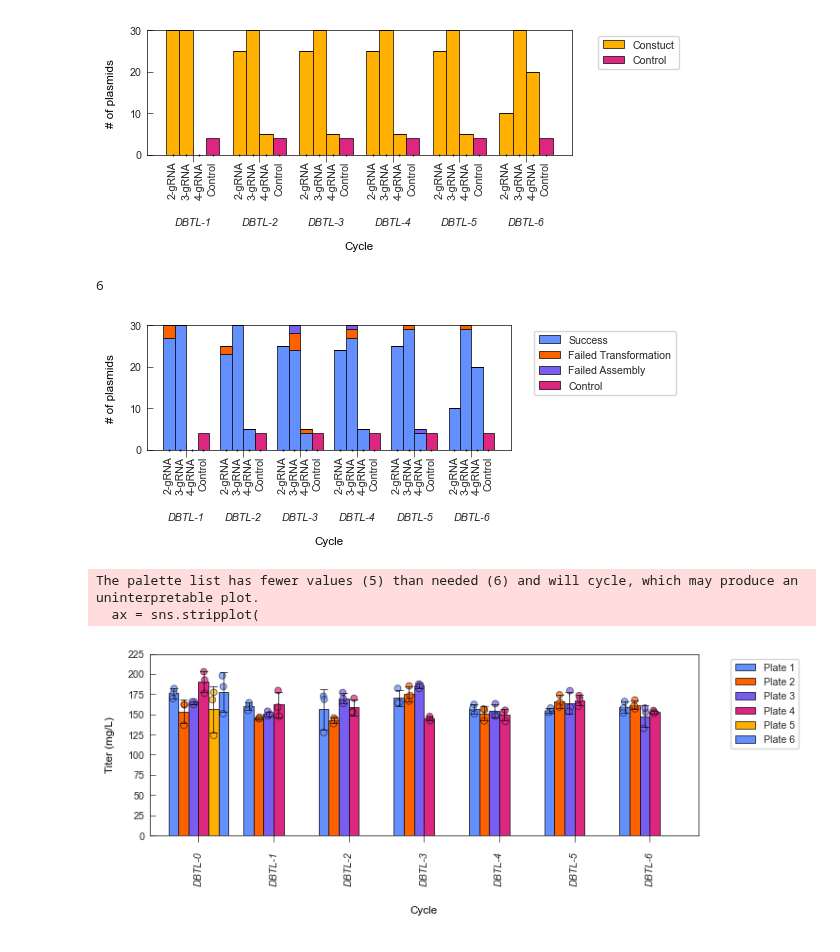
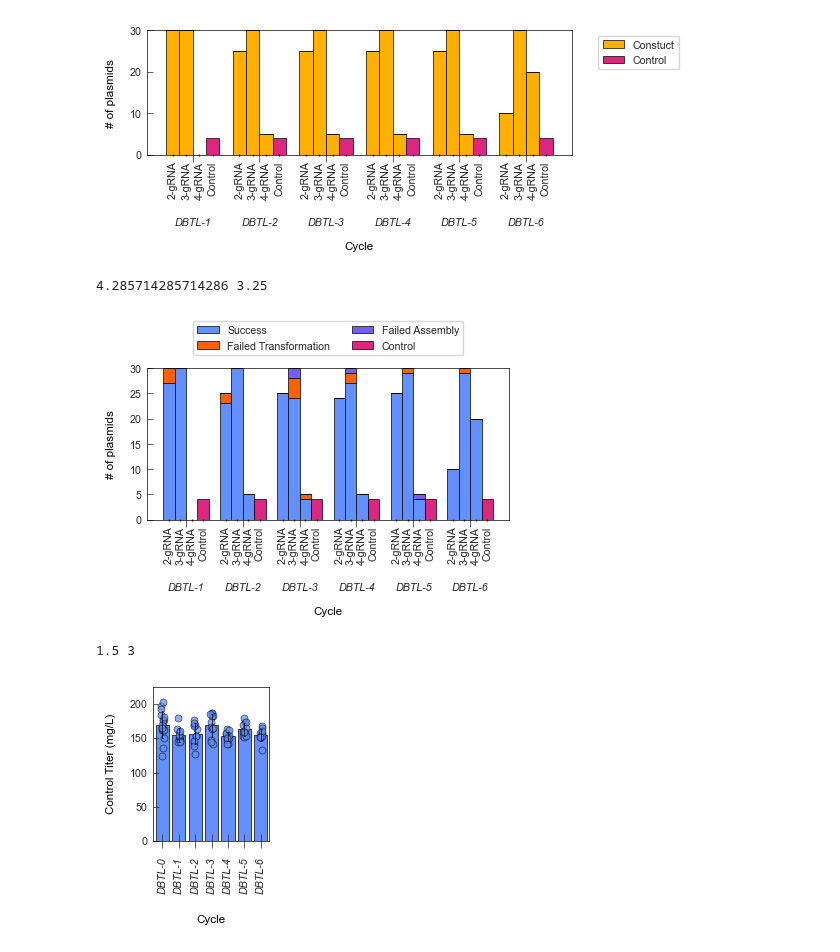
Before and after one commit to JBEI/Isoprenol_CRISPRi, a Jupyter notebook: CRISPRi_Figures.ipynb, the cells around one changed output. Cells and saved outputs as stored; diff of their text form; code cells hidden in the pictures.

```diff
--- a/CRISPRi_Figures.ipynb
+++ b/CRISPRi_Figures.ipynb
@@ -472,11 +470,12 @@ cycles = np.sort(cycles)
 pivot_table = data.pivot_table(index='Cycle', columns=['Array', 'Status'], values='# Arrays', aggfunc='sum', fill_value=0)
 
 # Calculate the width based on the number of cycles
-w = len(cycles)
-print(w)
+w = len(cycles)/1.4
+h = 3.25
+print(w,h)
 
 # Set up the figure
-fig, ax = plt.subplots(figsize=(w, 2.5))
+fig, ax = plt.subplots(figsize=(w, h))
 
 # Define bar width and positions
 total_bar_width = 0.8  # Total width for all bars in a group
@@ -516,90 +515,80 @@ ax.set_xticklabels(cycles, rotation='horizontal', style='italic')
 
 # Add minor ticks for arrays
 ax.minorticks_on()  # Enable minor ticks
 minor_ticks = []
 minor_labels = []
 
 # Set minor ticks between the major ticks
 for i, cycle in enumerate(cycles):
     for j, array in enumerate(arrays):
         minor_ticks.append(bar_positions[i] + (j - (n_arrays / 2)) * bar_width + bar_width / 2)
         minor_labels.append(array)
 
 ax.set_xticks(minor_ticks, minor=True)  # Set minor tick positions
 ax.set_xticklabels(minor_labels, minor=True, rotation=90, ha='center')  # Set minor tick labels
 
 # Set labels
 
 ax.set_ylabel('# of plasmids', labelpad=10)
 ax.tick_params(axis='x', which='major', pad=40)  # Increase pad for major ticks
 ax.yaxis.set_minor_locator(AutoMinorLocator(1))  # Disable minor ticks on y-axis
 ax.set_xlabel('Cycle', labelpad=10)
 
 # Remove duplicate labels in the legend
 handles, labels = ax.get_legend_handles_labels()
 by_label = dict(zip(labels, handles))
-ax.legend(by_label.values(), by_label.keys(), title='', bbox_to_anchor=(1.05, 1), loc='upper left')
+ax.legend(by_label.values(), by_label.keys(), title='', bbox_to_anchor=(0.5, 1.05), loc='lower center', ncol=2)
 
 # Tighten layout and show the plot
 plt.tight_layout()
-plt.savefig(f'Figure_Export/{figname}.svg', dpi=1200, bbox_inches='tight')
+plt.savefig(f'Figure_Export/{figname}.svg', dpi=1200, bbox_inches='tight', transparent=True)
 plt.show()
 # %% [output]
-6
+4.285714285714286 3.25
-[figure, old version]
+[figure, new version]
 # %%
 import pandas as pd
 import seaborn as sns
 import matplotlib.pyplot as plt
 
-# Load data and sort by Plate and Cycle
+# Load data and sort by Cycle
 figname = "Control_titers"
-df = pd.read_csv('Figure_Data\\241004_Isoprenol_Controls.csv')
-df_sorted = df.sort_values(by=['Plate', 'Cycle'], ascending=True)
+df = pd.read_csv('Figure_Data\\241113_Controls_Combined.csv')
+df_sorted = df.sort_values(by=['Cycle'], ascending=True)
 
 # Use the sorted DataFrame for plotting
 data = df_sorted.copy()
 
-# Define the color palette based on the number of plates
-enmax_palette = ["#648FFF", "#FE6100", "#785EF0", "#DC267F", "#FFB000"]
-sns.set_palette(palette=enmax_palette)
+# Define a color for the plots (replace with desired color hex)
+plot_color = "#648FFF"  # Replace with your preferred color
 
 # Adjust figure width based on data
-w = len(data) / 12
-plt.figure(figsize=(w, 2.5))
+w = len(data) / 60
+h=3
+print(w,h)
+plt.figure(figsize=(w, 2))
 
-# Plotting stripplot and barplot with the same palette
-with sns.color_palette(enmax_palette):
-    ax = sns.stripplot(
-        data=data, x="Cycle",
-        y="Titer", hue="Plate",
-        dodge=True, alpha=0.7, linewidth=line_size, palette=enmax_palette,
-        edgecolor="0", zorder=2)
+# Plotting stripplot and barplot with the same color
+sns.stripplot(
+    data=data, x="Cycle", y="Titer",
+    dodge=True, alpha=0.7, linewidth=line_size, color=plot_color,
+    edgecolor="0", zorder=2)
 
-    ax = sns.barplot(
-        data=data, x="Cycle", y="Titer", hue="Plate",
-        errorbar="sd", zorder=0, capsize=0.1, errcolor="0", errwidth=line_size,
-        linewidth=line_size, edgecolor="0", saturation=1,palette=enmax_palette)
-    legend_handles, labels = ax.get_legend_handles_labels()
+sns.barplot(
+    data=data, x="Cycle", y="Titer",
+    errorbar="sd", zorder=0, capsize=0.1, errcolor="0", errwidth=0.5,
+    linewidth=line_size, edgecolor="0", saturation=1, color=plot_color)
 
+plt.xlim(-0.6, len(data["Cycle"].unique()) - 0.5)
 # Format axes
 plt.xlabel('Cycle', labelpad=15)
-plt.ylabel('Titer (mg/L)', labelpad=10)
+plt.ylabel('Control Titer (mg/L)', labelpad=10)
 plt.xticks(rotation='vertical', style='italic')
-
-# Ensure the x-axis doesn't have gaps for missing combinations of Cycle and Plate
-ax.set_xlim(-0.65, len(data['Cycle'].unique()) - 0.35)
-
-#format axes and legend
-plt.legend(legend_handles, ['_','_','_','_','_','_','Plate 1','Plate 2','Plate 3','Plate 4','Plate 5','Plate 6'], bbox_to_anchor=(1.05, 1), loc='upper left')
-
-plt.xticks(rotation='vertical',style='italic')
-plt.ylim(0,225)
+plt.ylim(0, 225)
 
 # Save the figure
-plt.savefig(f'Figure_Export/{figname}.svg', dpi=1200, bbox_inches='tight')
+plt.savefig(f'Figure_Export/{figname}.svg', dpi=1200, bbox_inches='tight', transparent=True)
 plt.show()
 # %% [output]
-The palette list has fewer values (5) than needed (6) and will cycle, which may produce an uninterpretable plot.
-  ax = sns.stripplot(
+1.5 3
-[figure, old version]
+[figure, new version]
```
Also changed, not shown: parts of 4 cells of this notebook, 11 other files.
